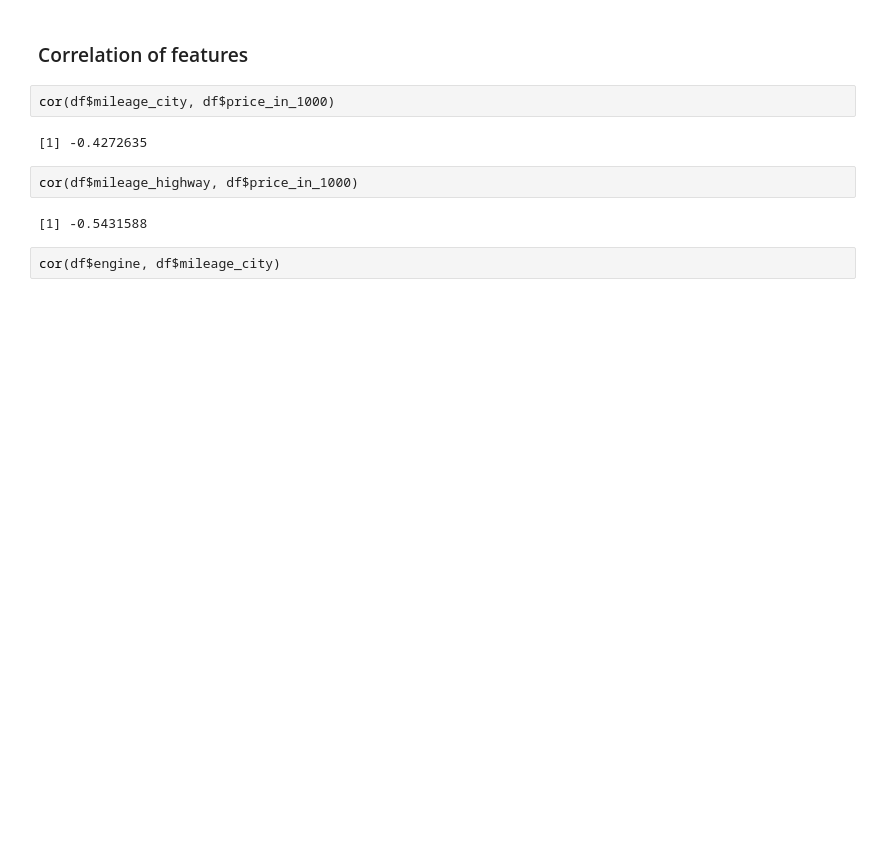
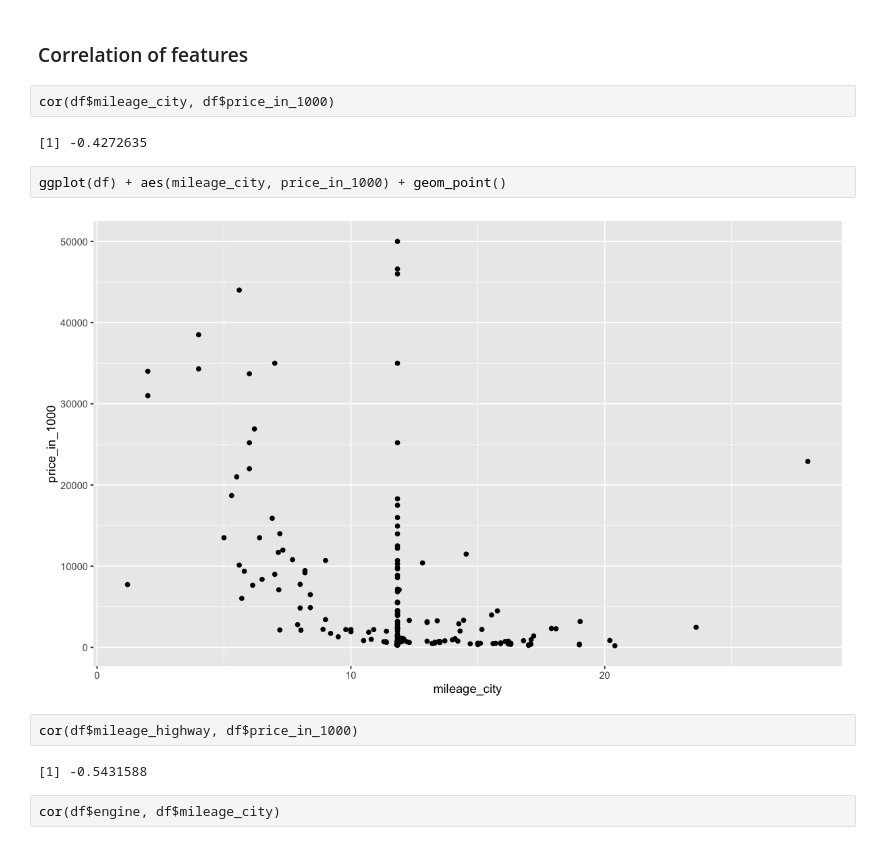
Before and after one commit to unnati-xyz/intro-R-data-science, a Jupyter notebook: cars/Model.ipynb, the cells around one changed output. Saved outputs shown, nothing was run; the diff lists cells and outputs as text; blank space fills up the shorter version.

```diff
--- a/cars/Model.ipynb
+++ b/cars/Model.ipynb
@@ -23,6 +13,10 @@ df$price_in_1000 <- df$price / 1000
 cor(df$mileage_city, df$price_in_1000)
 # %% [output]
 [1] -0.4272635
+# %%
+ggplot(df) + aes(mileage_city, price_in_1000) + geom_point()
+# %% [output]
+[figure, added]
 # %%
 cor(df$mileage_highway, df$price_in_1000)
 # %% [output]
```
Also changed, not shown: parts of 15 cells of this notebook, 1 other file.
